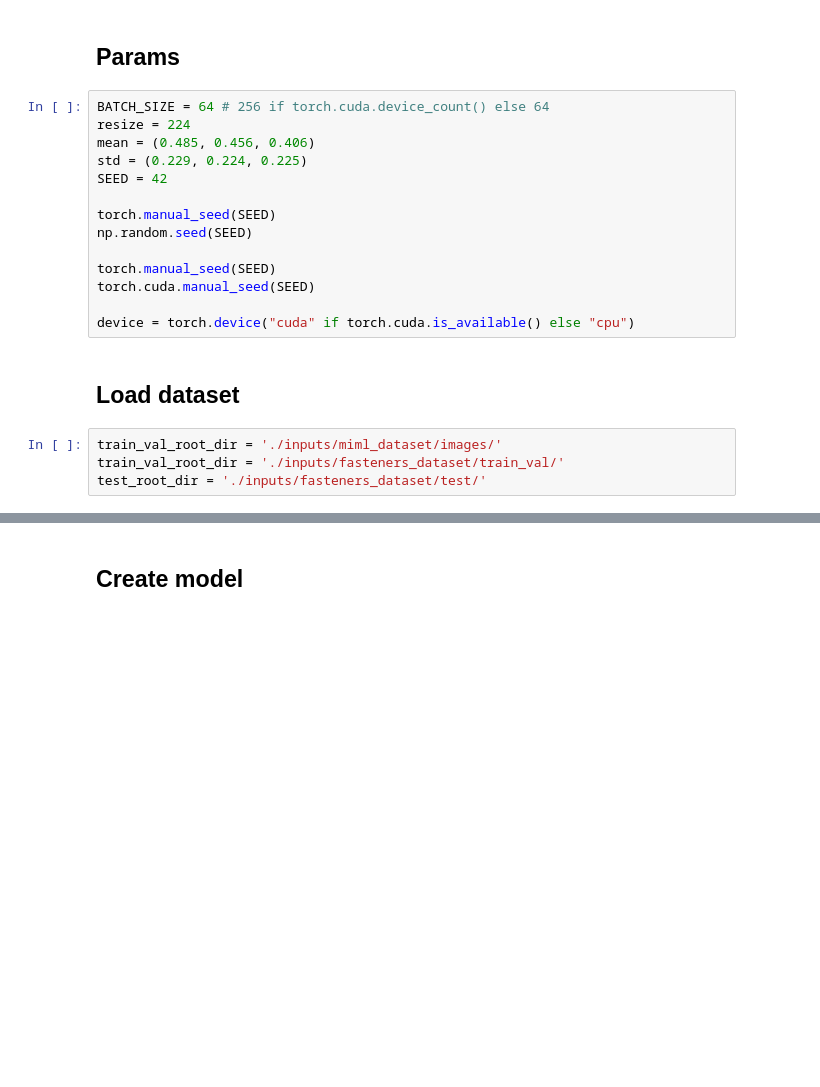
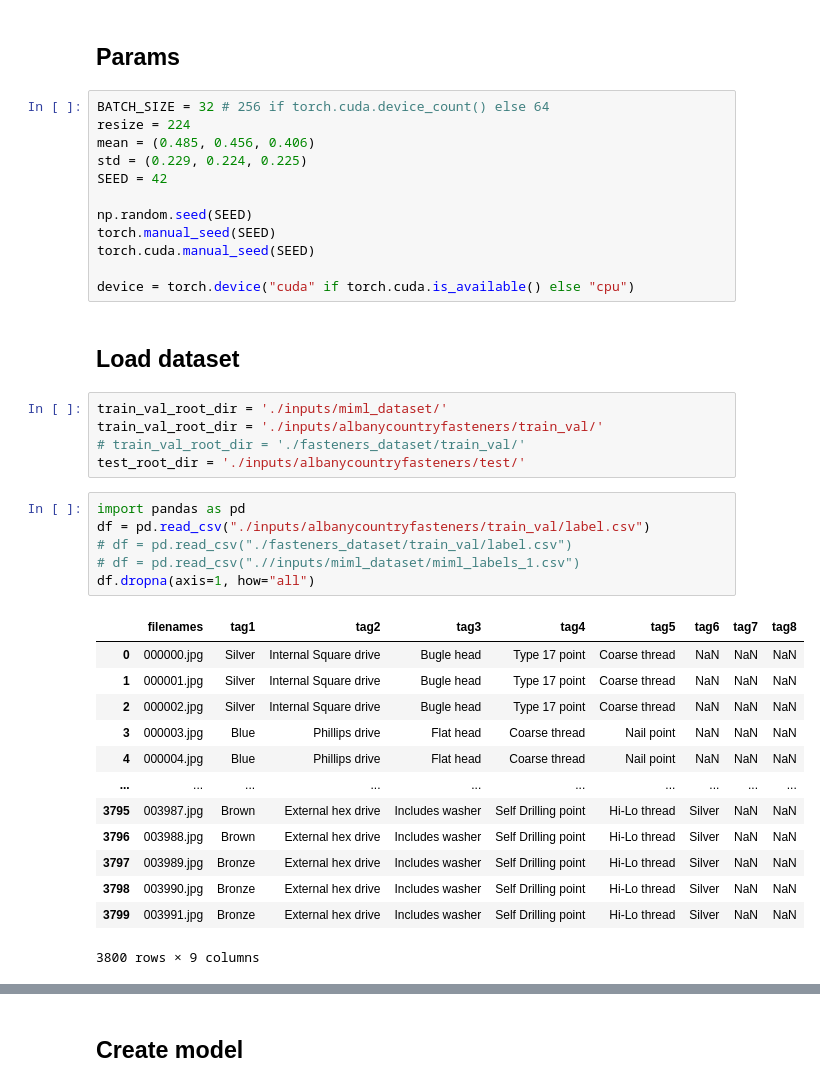
Before and after one commit to RyutaroInatsu/ImageAnnotationChallenge, a Jupyter notebook: notebooks/ImageTaggingChallenge.ipynb, the cells around one changed output, grey strips where cells are left out. Saved outputs shown, nothing was run; the diff lists cells and outputs as text; blank space fills up the shorter version.

```diff
--- a/notebooks/ImageTaggingChallenge.ipynb
+++ b/notebooks/ImageTaggingChallenge.ipynb
@@ -253,15 +203,13 @@ Device Name:  NVIDIA GeForce GTX 1060 6GB
 # %% [markdown]
 ## Params
 # %%
-BATCH_SIZE = 64 # 256 if torch.cuda.device_count() else 64
+BATCH_SIZE = 32 # 256 if torch.cuda.device_count() else 64
 resize = 224
 mean = (0.485, 0.456, 0.406)
 std = (0.229, 0.224, 0.225)
 SEED = 42
 
-torch.manual_seed(SEED)
 np.random.seed(SEED)
-
 torch.manual_seed(SEED)
 torch.cuda.manual_seed(SEED)
 
@@ -269,6 +217,27 @@ device = torch.device("cuda" if torch.cuda.is_available() else "cpu")
 # %% [markdown]
 ## Load dataset
 # %%
-train_val_root_dir = './inputs/miml_dataset/images/'
-train_val_root_dir = './inputs/fasteners_dataset/train_val/'
-test_root_dir = './inputs/fasteners_dataset/test/'
+train_val_root_dir = './inputs/miml_dataset/'
+train_val_root_dir = './inputs/albanycountryfasteners/train_val/'
+# train_val_root_dir = './fasteners_dataset/train_val/'
+test_root_dir = './inputs/albanycountryfasteners/test/'
+# %%
+import pandas as pd
+df = pd.read_csv("./inputs/albanycountryfasteners/train_val/label.csv")
+# df = pd.read_csv("./fasteners_dataset/train_val/label.csv")
+# df = pd.read_csv(".//inputs/miml_dataset/miml_labels_1.csv")
+df.dropna(axis=1, how="all")
+# %% [output]
+|  | filenames | tag1 | tag2 | tag3 | tag4 | tag5 | tag6 | tag7 | tag8 |
+| 0 | 000000.jpg | Silver | Internal Square drive | Bugle head | Type 17 point | Coarse thread | NaN | NaN | NaN |
+| 1 | 000001.jpg | Silver | Internal Square drive | Bugle head | Type 17 point | Coarse thread | NaN | NaN | NaN |
+| 2 | 000002.jpg | Silver | Internal Square drive | Bugle head | Type 17 point | Coarse thread | NaN | NaN | NaN |
+| 3 | 000003.jpg | Blue | Phillips drive | Flat head | Coarse thread | Nail point | NaN | NaN | NaN |
+| 4 | 000004.jpg | Blue | Phillips drive | Flat head | Coarse thread | Nail point | NaN | NaN | NaN |
+| ... | ... | ... | ... | ... | ... | ... | ... | ... | ... |
+| 3795 | 003987.jpg | Brown | External hex drive | Includes washer | Self Drilling point | Hi-Lo thread | Silver | NaN | NaN |
+| 3796 | 003988.jpg | Brown | External hex drive | Includes washer | Self Drilling point | Hi-Lo thread | Silver | NaN | NaN |
+| 3797 | 003989.jpg | Bronze | External hex drive | Includes washer | Self Drilling point | Hi-Lo thread | Silver | NaN | NaN |
+| 3798 | 003990.jpg | Bronze | External hex drive | Includes washer | Self Drilling point | Hi-Lo thread | Silver | NaN | NaN |
+| 3799 | 003991.jpg | Bronze | External hex drive | Includes washer | Self Drilling point | Hi-Lo thread | Silver | NaN | NaN |
+3800 rows × 9 columns
```
Also changed, not shown: parts of 34 cells of this notebook.
